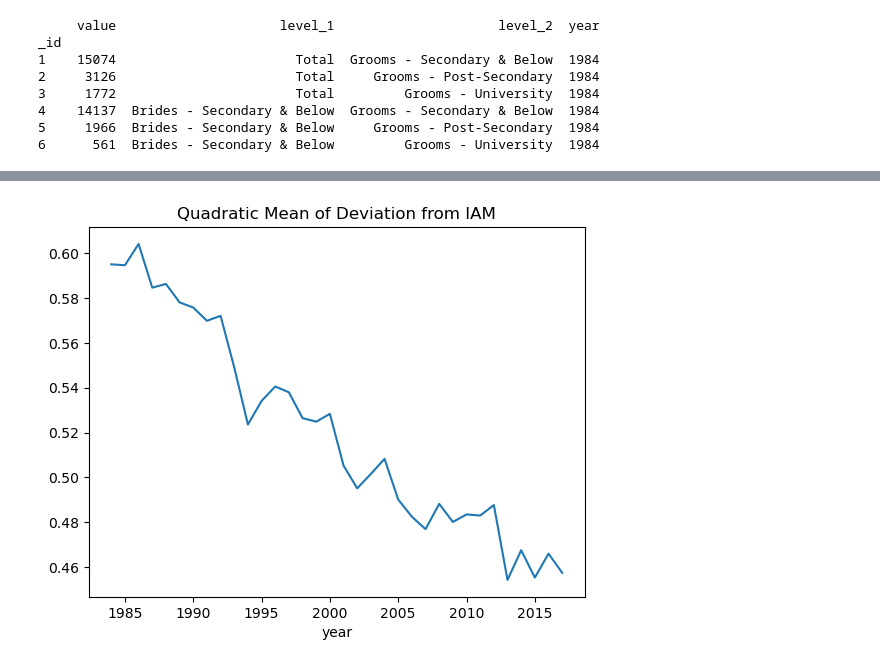
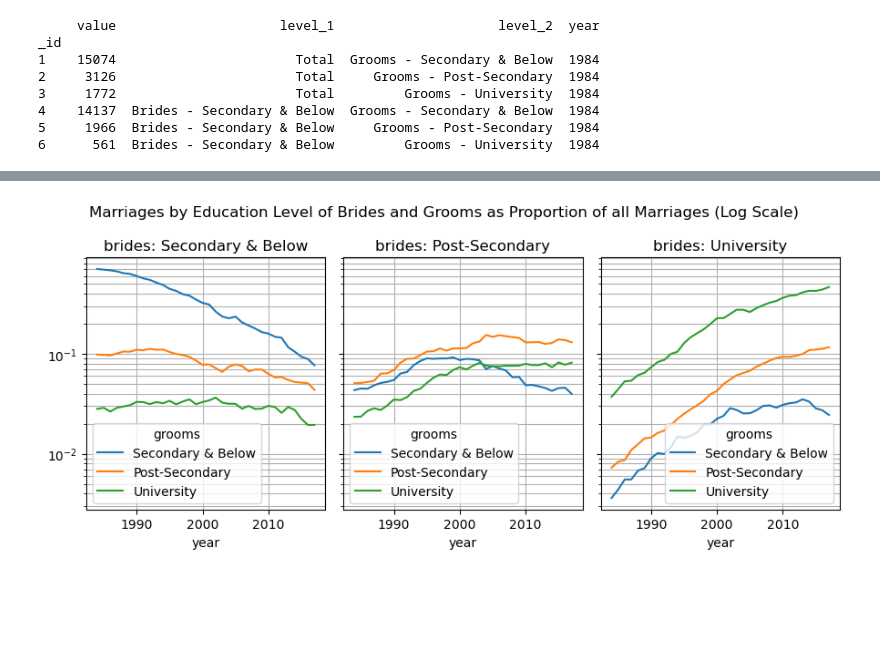
Before and after one commit to YC-Goh/YC-Goh.github.io, a Jupyter notebook: pages/data-projects/sg-marriages-pam.ipynb, the cells around one changed output, grey strips where cells are left out. Cells and saved outputs as stored; diff of their text form; code cells hidden in the pictures; blank space fills up the shorter version.

```diff
--- a/pages/data-projects/sg-marriages-pam.ipynb
+++ b/pages/data-projects/sg-marriages-pam.ipynb
@@ -142,5 +167,9 @@ plt.show()
-# %%
-axs = ((data-data_iam)/(data_dam-data_iam)).unstack(level=-1).drop(columns=[c for c in data.unstack(level=-1).columns if c[0] != c[1]]).pow(2).mean(axis=1).pow(.5).plot(title='Quadratic Mean of Deviation from IAM')
-plt.show()
-# %% [output]
-[figure, removed]
+# %%
+fig, axs = plt.subplots(1, 3, figsize=(9, 4), sharey=True, layout='tight')
+for i, c in enumerate(data_props.index.get_level_values('brides').categories):
+    data_props.loc[pd.IndexSlice[:,c],:].reset_index(level=-1, drop=True).plot(ax=axs[i], title='brides: %s' % c, logy=True)
+    axs[i].grid(True, which='both')
+fig.suptitle('Marriages by Education Level of Brides and Grooms as Proportion of all Marriages (Log Scale)')
+plt.show()
+# %% [output]
+[figure, added]
```
Also changed, not shown: parts of 30 cells of this notebook.
